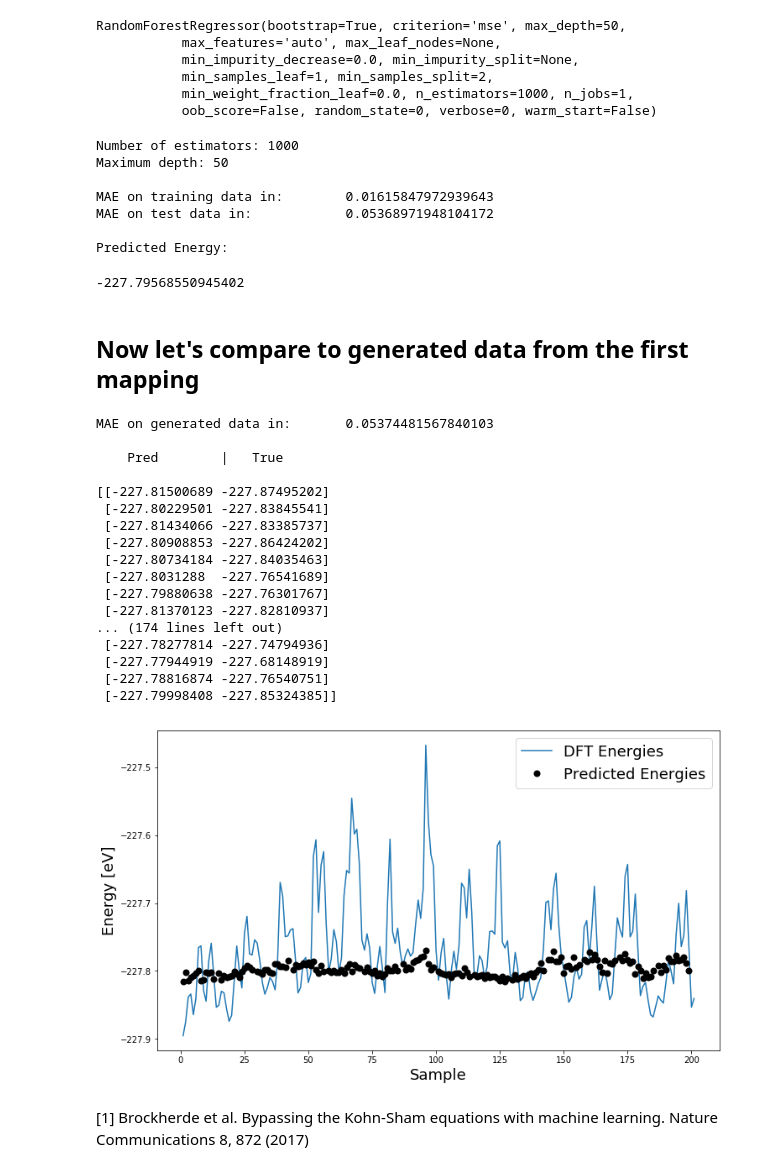
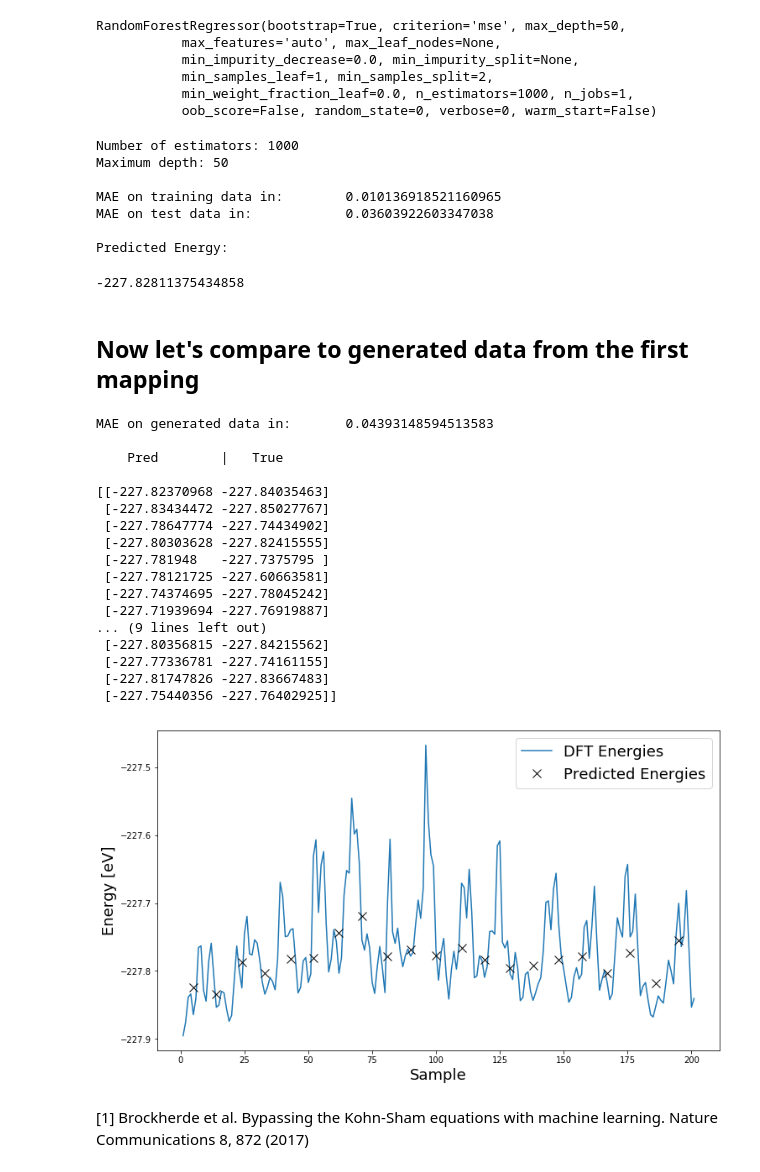
Before and after one commit to simonbatzner/electron-density, a Jupyter notebook: Reproduce_KRR/Al_Random_Forest_HK.ipynb, the cells around one changed output. Drawn from its saved outputs; the diff is of its cells as text; code cells hidden in the pictures.

```diff
--- a/Reproduce_KRR/Al_Random_Forest_HK.ipynb
+++ b/Reproduce_KRR/Al_Random_Forest_HK.ipynb
@@ -28,15 +28,11 @@ InteractiveShell.ast_node_interactivity = "all"
 ev2kcal = 1/0.043       # conversion factor
 SEED = 42
 SIM_NO = 201            # total number of data points
-M = 15                 # number of training points
+M = 180                 # number of training points
 
 # random forest
-N_ESTIMATORS = 1000      # number of trees
+N_ESTIMATORS = 1000     # number of trees
 MAX_DEPTH = 50          # maximum depth of trees
-
-# alternate params
-# N_ESTIMATORS = 5000   # number of treest
-# MAX_DEPTH = 200       # maximum depth of trees
 
 # path to data
 os.environ['PROJDIR'] = '/Users/simonbatzner1/Desktop/Research/Research_Code/ML-electron-density'
@@ -161,11 +153,11 @@ Predicted Fourier components:
 ev2kcal = 1/0.043     # conversion factor
 SEED = 42
 SIM_NO = 201          # total number of data points
-M = 15               # number of training points
+M = 180               # number of training points
 
 # random forest
 N_ESTIMATORS = 1000   # number of treest
-MAX_DEPTH = 50      # maximum depth of trees
+MAX_DEPTH = 50        # maximum depth of trees
 
 # path to data
 os.environ['PROJDIR'] = '/Users/simonbatzner1/Desktop/Research/Research_Code/ML-electron-density'
@@ -238,11 +230,11 @@ y_pred[0]
 Number of estimators: 1000
 Maximum depth: 50
 
-MAE on training data in:        0.01615847972939643
-MAE on test data in:            0.05368971948104172
+MAE on training data in:        0.010136918521160965
+MAE on test data in:            0.03603922603347038
 
 Predicted Energy:
--227.79568550945402
+-227.82811375434858
 # %% [markdown]
 ## Now let's compare to generated data from the first mapping
 # %%
@@ -253,33 +245,33 @@ print("\nMAE on generated data in:\t{}".format(mean_absolute_error(y_true, y_pre
 print("\n    Pred \t|   True\n")
 print(np.c_[y_pred, y_true])
 # %% [output]
-MAE on generated data in:       0.05374481567840103
+MAE on generated data in:       0.04393148594513583
 
     Pred        |   True
 
-[[-227.81500689 -227.87495202]
- [-227.80229501 -227.83845541]
- [-227.81434066 -227.83385737]
- [-227.80908853 -227.86424202]
- [-227.80734184 -227.84035463]
- [-227.8031288  -227.76541689]
- [-227.79880638 -227.76301767]
- [-227.81370123 -227.82810937]
-... (174 lines left out)
- [-227.78277814 -227.74794936]
- [-227.77944919 -227.68148919]
- [-227.78816874 -227.76540751]
- [-227.79998408 -227.85324385]]
+[[-227.82370968 -227.84035463]
+ [-227.83434472 -227.85027767]
+ [-227.78647774 -227.74434902]
+ [-227.80303628 -227.82415555]
+ [-227.781948   -227.7375795 ]
+ [-227.78121725 -227.60663581]
+ [-227.74374695 -227.78045242]
+ [-227.71939694 -227.76919887]
+... (9 lines left out)
+ [-227.80356815 -227.84215562]
+ [-227.77336781 -227.74161155]
+ [-227.81747826 -227.83667483]
+ [-227.75440356 -227.76402925]]
 # %%
 fig = plt.figure(figsize=(12, 7));
 plt.plot(np.linspace(1, SIM_NO, SIM_NO), ens, label = 'DFT Energies');
-plt.plot(test_indices, y_pred, 'k.', MarkerSize = 10, mew = 3, label = 'Predicted Energies');
+plt.plot(test_indices, y_pred, 'kx', MarkerSize = 10, mew =1, label = 'Predicted Energies');
 plt.legend(fontsize = 18)
 plt.xlabel('Sample', fontsize = 18)
 plt.ylabel('Energy [eV]', fontsize = 18)
 plt.show();
 # %% [output]
-[figure, old version]
+[figure, new version]
 # %% [markdown]
 
 
```
Also changed, not shown: parts of 3 cells of this notebook, 6 other files.
